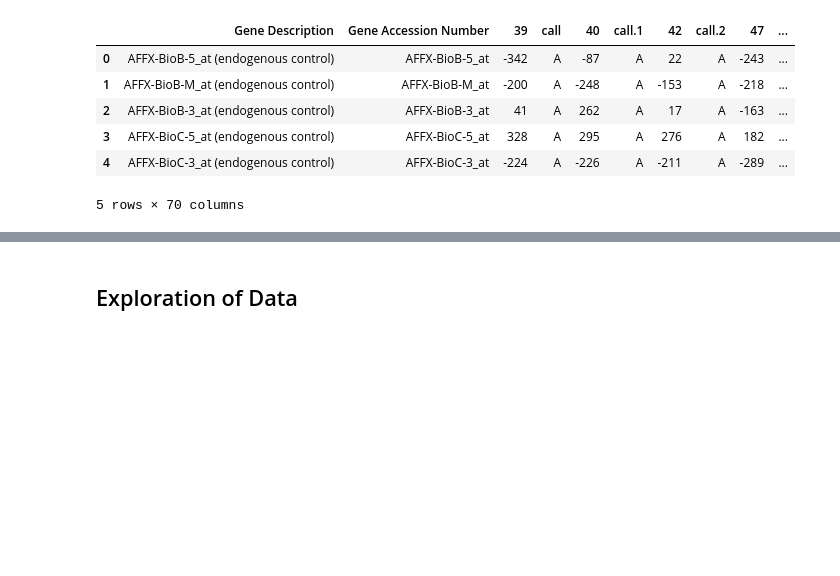
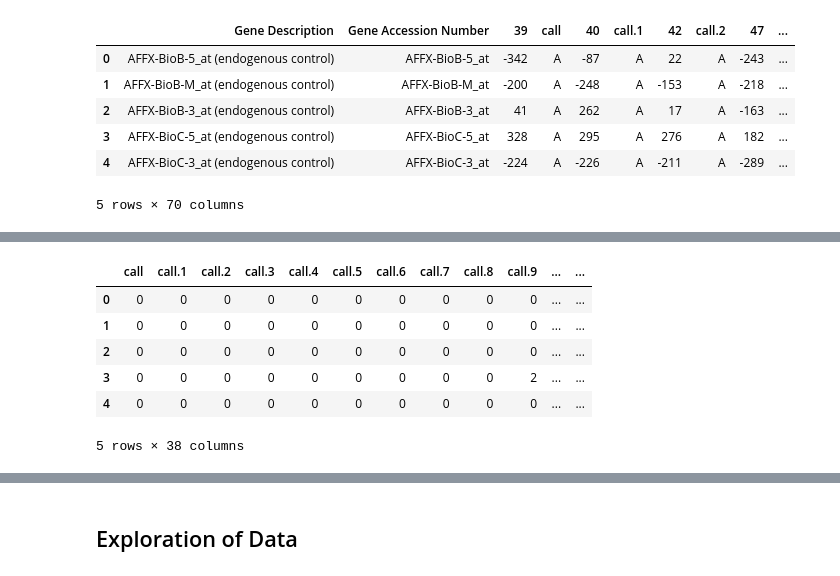
Before and after one commit to charlottedriver/LeukaemiaClassification, a Jupyter notebook: LeukemiaClassification.ipynb, the cells around one changed output, grey strips where cells are left out. Drawn from its saved outputs; the diff is of its cells as text; code cells hidden in the pictures; blank space fills up the shorter version.

```diff
--- a/LeukemiaClassification.ipynb
+++ b/LeukemiaClassification.ipynb
@@ -61,0 +92,18 @@ test_data.head()
+# %%
+# Convert the Strings to Integers
+call_map = {'A':0,
+           'P':1,
+           'M':2}
+
+train_call = train_call.replace(call_map)
+test_call = test_call.replace(call_map)
+
+train_call.head()
+# %% [output]
+|  | call | call.1 | call.2 | call.3 | call.4 | call.5 | call.6 | call.7 | call.8 | call.9 | ... | ... |
+| 0 | 0 | 0 | 0 | 0 | 0 | 0 | 0 | 0 | 0 | 0 | ... | ... |
+| 1 | 0 | 0 | 0 | 0 | 0 | 0 | 0 | 0 | 0 | 0 | ... | ... |
+| 2 | 0 | 0 | 0 | 0 | 0 | 0 | 0 | 0 | 0 | 0 | ... | ... |
+| 3 | 0 | 0 | 0 | 0 | 0 | 0 | 0 | 0 | 0 | 2 | ... | ... |
+| 4 | 0 | 0 | 0 | 0 | 0 | 0 | 0 | 0 | 0 | 0 | ... | ... |
+5 rows × 38 columns
```
Also changed, not shown: parts of 9 cells of this notebook.
